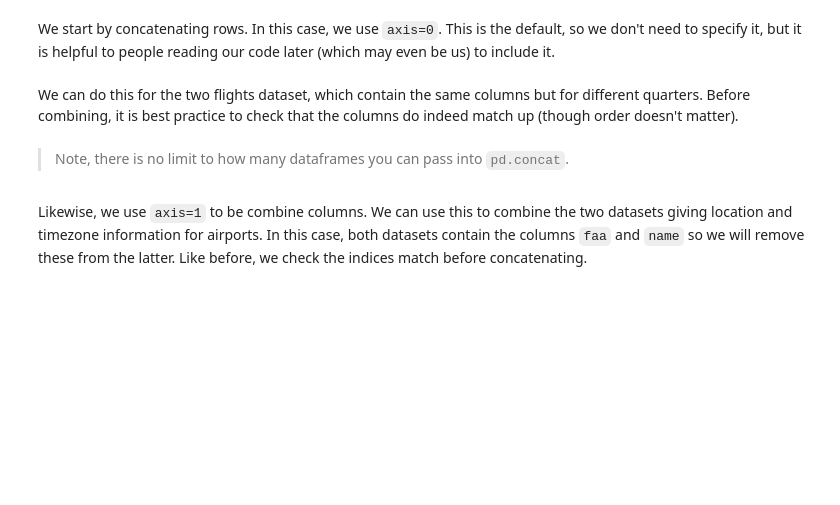
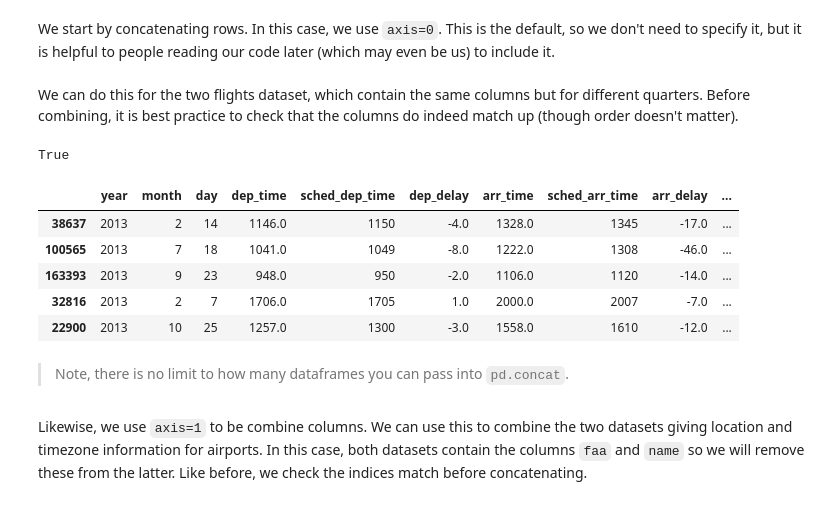
Before and after one commit to JoeBlackSci/python-for-data-science-wdss, a Jupyter notebook: session_4/session-four-teaching-questions.ipynb, the cells around one changed output. Drawn from its saved outputs; the diff is of its cells as text; code cells hidden in the pictures; blank space fills up the shorter version.

```diff
--- a/session_4/session-four-teaching-questions.ipynb
+++ b/session_4/session-four-teaching-questions.ipynb
@@ -50,10 +71,23 @@ We start by concatenating rows. In this case, we use `axis=0`. This is the defau
 We can do this for the two flights dataset, which contain the same columns but for different quarters. Before combining, it is best practice to check that the columns do indeed match up (though order doesn't matter).
 # %%
 # Check both flight datasets have the same columns
+set(data['flights_q12'].columns) == set(data['flights_q34'].columns)
+# %% [output]
+True
 # %%
 # Combine the flights datasets
-data['flights'] = # ...
+data['flights'] = pd.concat(
+    (data['flights_q12'], data['flights_q34']),
+    axis=0
+)
 data['flights'].sample(5)
+# %% [output]
+|  | year | month | day | dep_time | sched_dep_time | dep_delay | arr_time | sched_arr_time | arr_delay | ... |
+| 38637 | 2013 | 2 | 14 | 1146.0 | 1150 | -4.0 | 1328.0 | 1345 | -17.0 | ... |
+| 100565 | 2013 | 7 | 18 | 1041.0 | 1049 | -8.0 | 1222.0 | 1308 | -46.0 | ... |
+| 163393 | 2013 | 9 | 23 | 948.0 | 950 | -2.0 | 1106.0 | 1120 | -14.0 | ... |
+| 32816 | 2013 | 2 | 7 | 1706.0 | 1705 | 1.0 | 2000.0 | 2007 | -7.0 | ... |
+| 22900 | 2013 | 10 | 25 | 1257.0 | 1300 | -3.0 | 1558.0 | 1610 | -12.0 | ... |
 # %% [markdown]
 > Note, there is no limit to how many dataframes you can pass into `pd.concat`.
 # %% [markdown]
```
Also changed, not shown: parts of 33 cells of this notebook, 1 other file.
